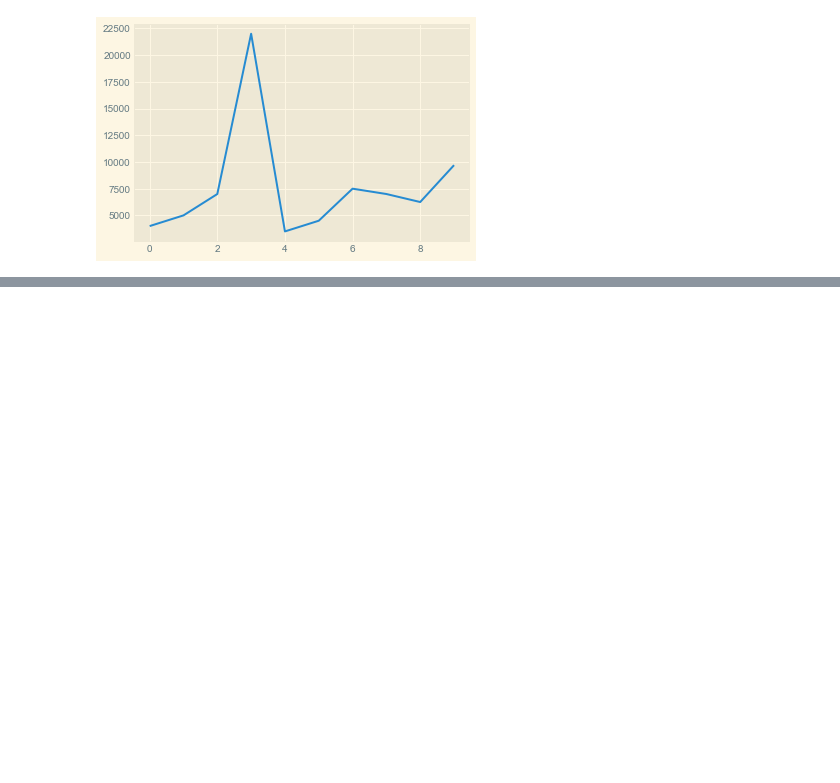
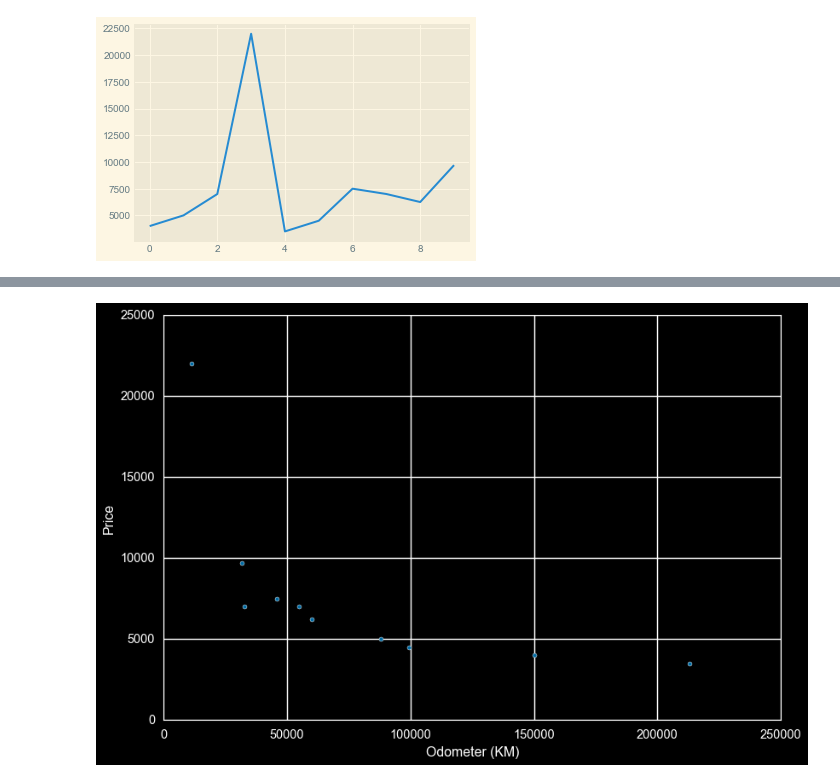
Before and after one commit to Tower5954/Matplotlib-Intro, a Jupyter notebook: Plotting from Pandas DataFrame (2).ipynb, the cells around one changed output, grey strips where cells are left out. Cells and saved outputs as stored; diff of their text form; code cells hidden in the pictures; blank space fills up the shorter version.

```diff
--- a/Plotting from Pandas DataFrame (2).ipynb
+++ b/Plotting from Pandas DataFrame (2).ipynb
@@ -401,0 +412,5 @@ tableau-colorblind10
+# %%
+plt.style.use('dark_background')
+car_sales.plot(x='Odometer (KM)', y='Price', kind='scatter');
+# %% [output]
+[figure, added]
```
Also changed, not shown: parts of 6 cells of this notebook, 1 other file.
